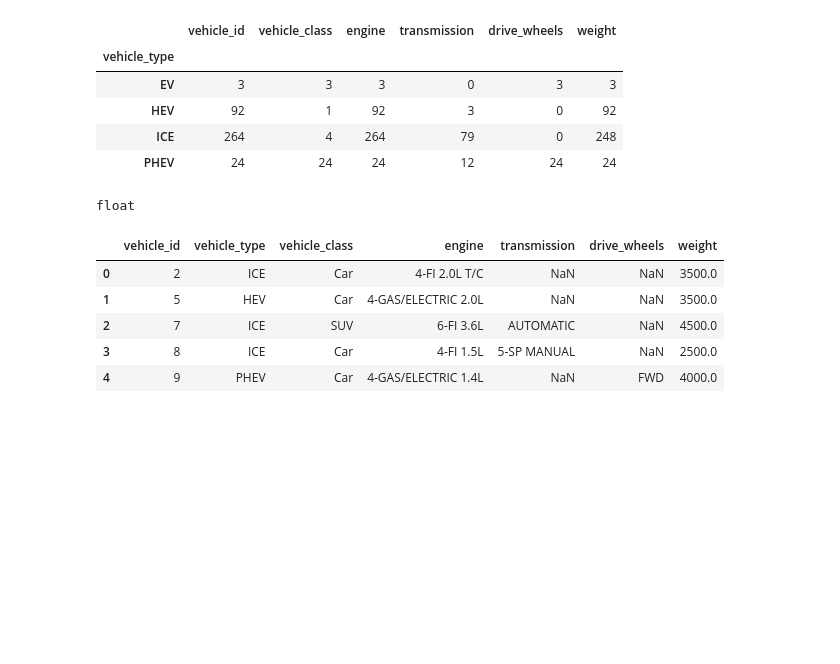
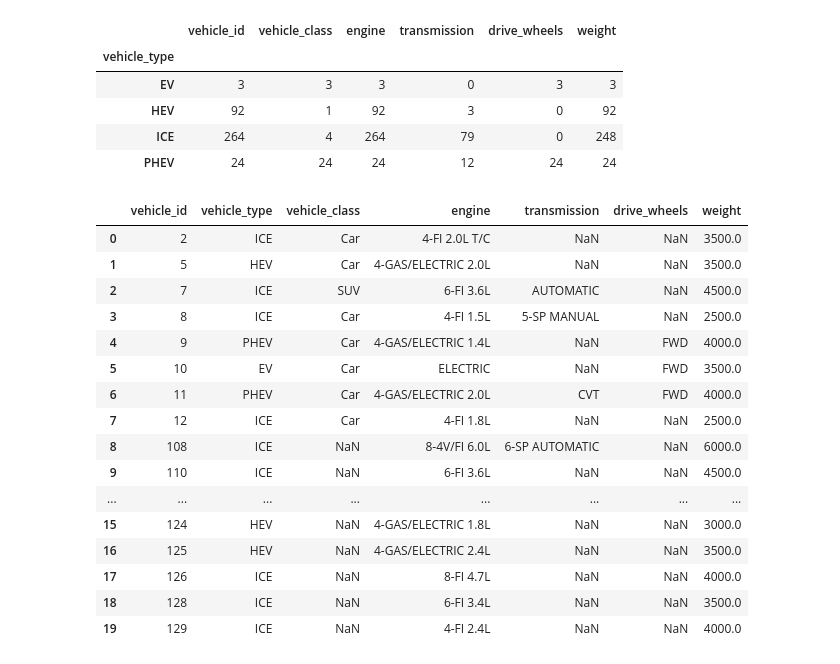
Before and after one commit to joaofig/ved-explore, a Jupyter notebook: 3-explore-data.ipynb, the cells around one changed output. Saved outputs shown, nothing was run; the diff lists cells and outputs as text; code cells hidden in the pictures; blank space fills up the shorter version.

```diff
--- a/3-explore-data.ipynb
+++ b/3-explore-data.ipynb
@@ -23,20 +29,25 @@ vehicles.groupby(by='vehicle_type').count()
 | HEV | 92 | 1 | 92 | 3 | 0 | 92 |
 | ICE | 264 | 4 | 264 | 79 | 0 | 248 |
 | PHEV | 24 | 24 | 24 | 12 | 24 | 24 |
-# %%
-type(df.loc[df.vehicle_id == 2, 'transmission'].values[0])
-# %% [output]
-float
-# %%
-df.head()
-# %% [output]
-|  | vehicle_id | vehicle_type | vehicle_class | engine | transmission | drive_wheels | weight |
-| 0 | 2 | ICE | Car | 4-FI 2.0L T/C | NaN | NaN | 3500.0 |
-| 1 | 5 | HEV | Car | 4-GAS/ELECTRIC 2.0L | NaN | NaN | 3500.0 |
-| 2 | 7 | ICE | SUV | 6-FI 3.6L | AUTOMATIC | NaN | 4500.0 |
-| 3 | 8 | ICE | Car | 4-FI 1.5L | 5-SP MANUAL | NaN | 2500.0 |
-| 4 | 9 | PHEV | Car | 4-GAS/ELECTRIC 1.4L | NaN | FWD | 4000.0 |
 # %%
-db.query("select * from vehicle").head(20)
+db.query_df("select * from vehicle").head(20)
+# %% [output]
+|  | vehicle_id | vehicle_type | vehicle_class | engine | transmission | drive_wheels | weight |
+| 0 | 2 | ICE | Car | 4-FI 2.0L T/C | NaN | NaN | 3500.0 |
+| 1 | 5 | HEV | Car | 4-GAS/ELECTRIC 2.0L | NaN | NaN | 3500.0 |
+| 2 | 7 | ICE | SUV | 6-FI 3.6L | AUTOMATIC | NaN | 4500.0 |
+| 3 | 8 | ICE | Car | 4-FI 1.5L | 5-SP MANUAL | NaN | 2500.0 |
+| 4 | 9 | PHEV | Car | 4-GAS/ELECTRIC 1.4L | NaN | FWD | 4000.0 |
+| 5 | 10 | EV | Car | ELECTRIC | NaN | FWD | 3500.0 |
+| 6 | 11 | PHEV | Car | 4-GAS/ELECTRIC 2.0L | CVT | FWD | 4000.0 |
+| 7 | 12 | ICE | Car | 4-FI 1.8L | NaN | NaN | 2500.0 |
+| 8 | 108 | ICE | NaN | 8-4V/FI 6.0L | 6-SP AUTOMATIC | NaN | 6000.0 |
+| 9 | 110 | ICE | NaN | 6-FI 3.6L | NaN | NaN | 4500.0 |
+| ... | ... | ... | ... | ... | ... | ... | ... |
+| 15 | 124 | HEV | NaN | 4-GAS/ELECTRIC 1.8L | NaN | NaN | 3000.0 |
+| 16 | 125 | HEV | NaN | 4-GAS/ELECTRIC 2.4L | NaN | NaN | 3500.0 |
+| 17 | 126 | ICE | NaN | 8-FI 4.7L | NaN | NaN | 4000.0 |
+| 18 | 128 | ICE | NaN | 6-FI 3.4L | NaN | NaN | 3500.0 |
+| 19 | 129 | ICE | NaN | 4-FI 2.4L | NaN | NaN | 4000.0 |
 # %%
 db.head("select * from signal where vehicle_id = 10", rows=20)
```
Also changed, not shown: parts of 6 cells of this notebook, 10 other files.
